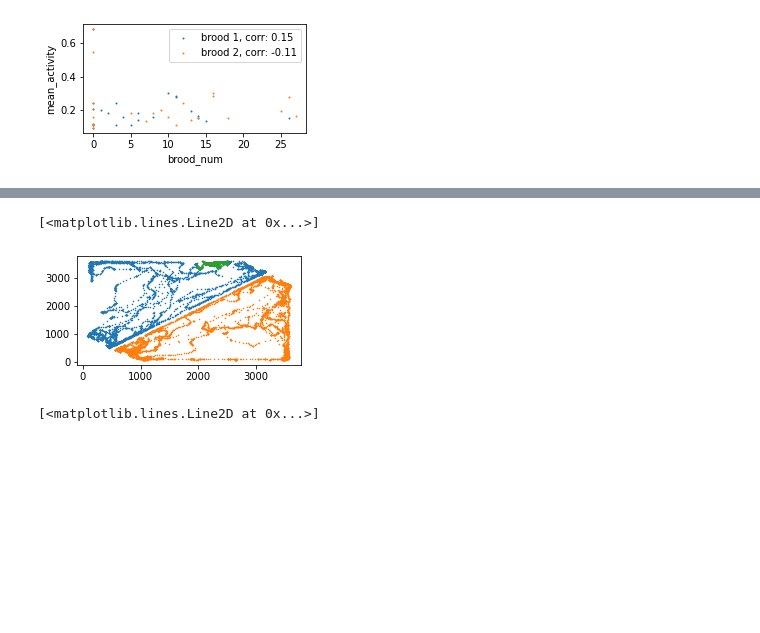
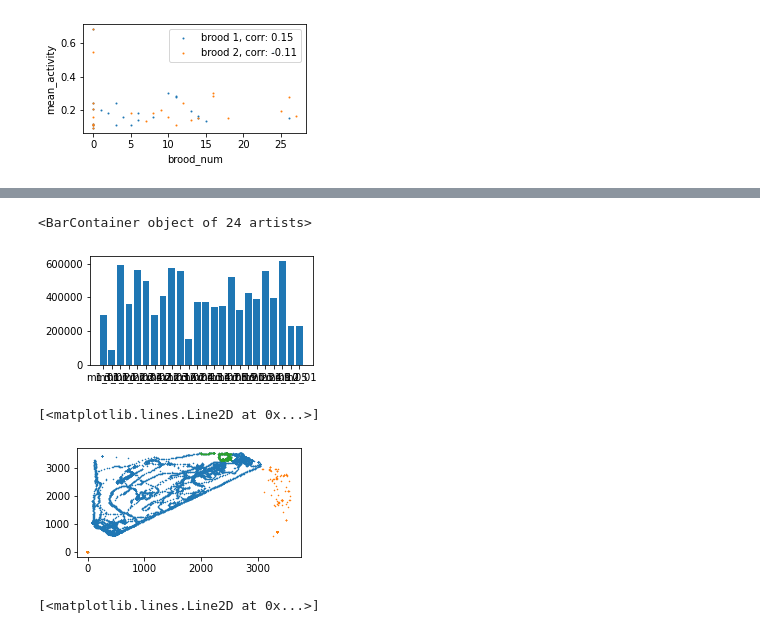
Before and after one commit to UlrikeScherer/Fish-Tracking-Visualization, a Jupyter notebook: Metrics.ipynb, the cells around one changed output, grey strips where cells are left out. Saved outputs shown, nothing was run; the diff lists cells and outputs as text; code cells hidden in the pictures; blank space fills up the shorter version.

```diff
--- a/Metrics.ipynb
+++ b/Metrics.ipynb
@@ -103,13 +99,19 @@ for i in range(int(0.3*24), int(0.5*24)):
+# %%
+feeding_fish = np.array([sum(ft.values()) for ft in tra.feeding_times])
+plt.bar(get_fish_ids(),feeding_fish)
+# %% [output]
+<BarContainer object of 24 artists>
+[figure, added]
 # %%
 plt.plot(batch["xpx"], batch["ypx"], "*")
 plt.plot(batch_f["xpx"], batch_f["ypx"], "*")
-feed_b = feeding_time(batch, fish_id)
+feed_b,b = feeding_data(batch, fish_id)
 plt.plot(feed_b["xpx"], feed_b["ypx"], "*")
-feed_f = feeding_time(batch_f, 1)
+feed_f,b= feeding_data(batch_f, 1)
 plt.plot(feed_f["xpx"], feed_f["ypx"], "*")
 # %% [output]
 [<matplotlib.lines.Line2D at 0x...>]
-[figure, old version]
+[figure, new version]
 # %%
 rot = lambda t: np.array([[np.cos(t), -np.sin(t)], [np.sin(t), np.cos(t)]])
 r = rot(np.pi)
```
Also changed, not shown: parts of 13 cells of this notebook, 5 other files.
